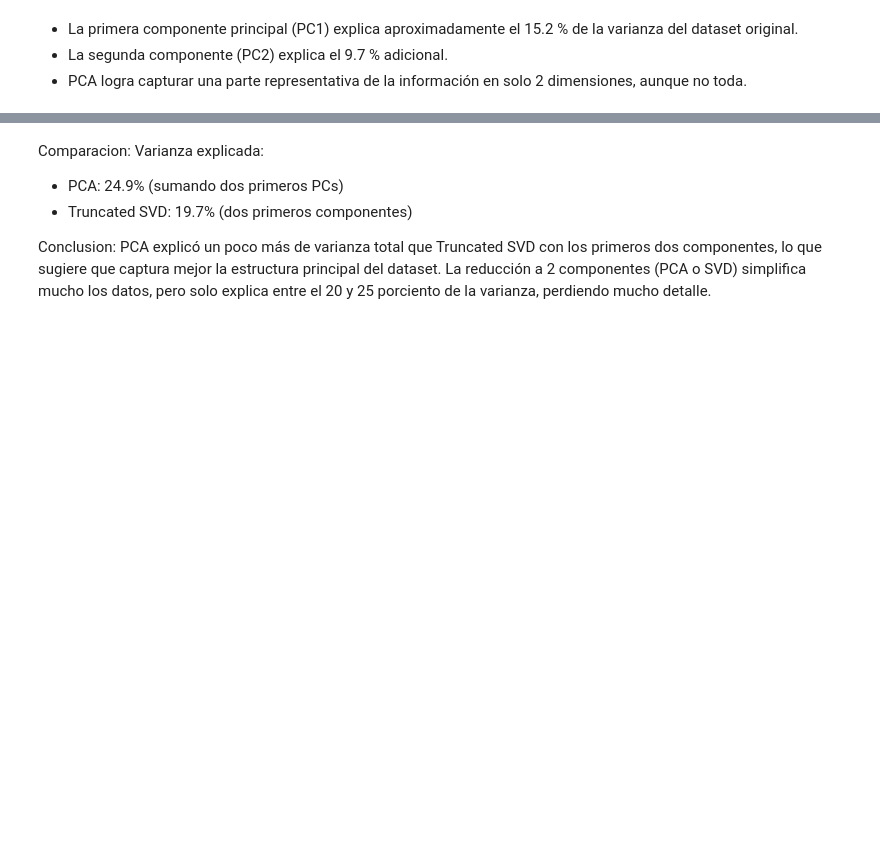
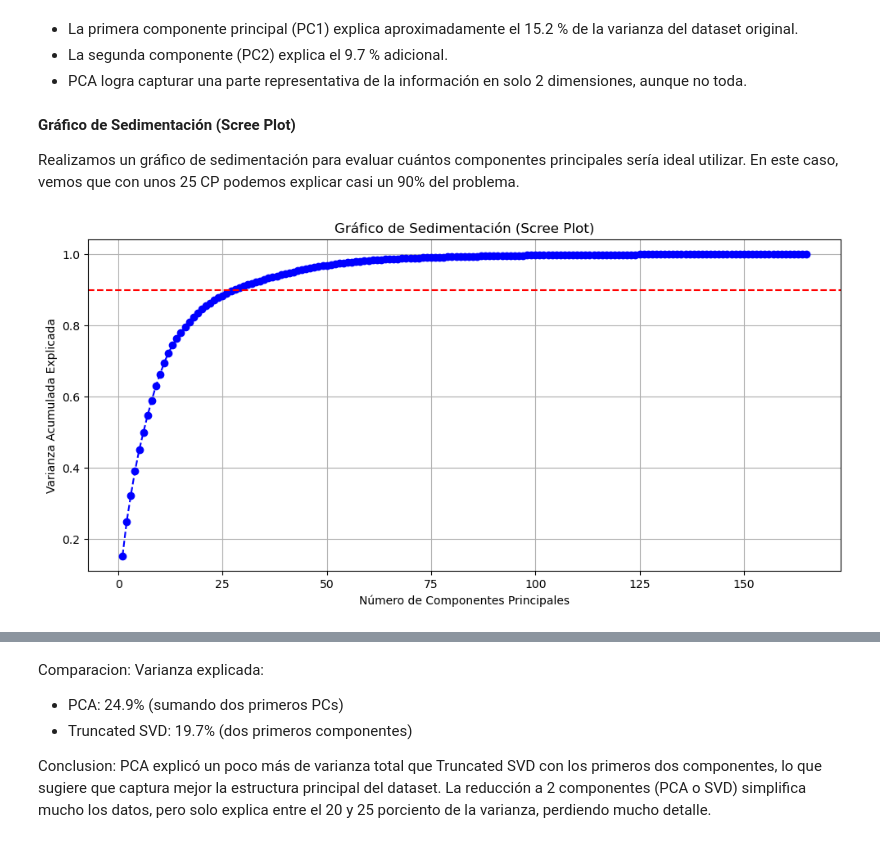
Before and after one commit to DanteMendoza/MIAE_2025_B2_AdD_TP_Grupo_7, a Jupyter notebook: MIAE_2025_B2_AdD_TP_Grupo_7_parte_02.ipynb, the cells around one changed output, grey strips where cells are left out. Cells and saved outputs as stored; diff of their text form; code cells hidden in the pictures; blank space fills up the shorter version.

```diff
--- a/MIAE_2025_B2_AdD_TP_Grupo_7_parte_02.ipynb
+++ b/MIAE_2025_B2_AdD_TP_Grupo_7_parte_02.ipynb
@@ -23,6 +23,6 @@ import seaborn as sns
 # %%
 import pandas as pd
-new_df = pd.read_csv('new_df_procesado.csv')
+new_df = pd.read_csv('Datos/new_df_procesado.csv')
 print("¡Dataset cargado! Filas:", len(new_df))
 # %% [output]
 ¡Dataset cargado! Filas: 234231
@@ -330,6 +332,29 @@ varianza explicada por cada componente: [0.15224075 0.09716499]
 - La primera componente principal (PC1) explica aproximadamente el 15.2 % de la varianza del dataset original.
 - La segunda componente (PC2) explica el 9.7 % adicional.
 - PCA logra capturar una parte representativa de la información en solo 2 dimensiones, aunque no toda.
+# %% [markdown]
+**Gráfico de Sedimentación (Scree Plot)**
+
+Realizamos un gráfico de sedimentación para evaluar cuántos componentes principales sería ideal utilizar. En este caso, vemos que con unos 25 CP podemos explicar casi un 90% del problema.
+# %%
+# Aplicamos PCA sin limitar el número de componentes
+pca_full = PCA()
+pca_full.fit(df_encoded)
+
+# Gráfico de sedimentación
+plt.figure(figsize=(10, 5))
+plt.plot(range(1, len(pca_full.explained_variance_ratio_) + 1),
+         pca_full.explained_variance_ratio_.cumsum(),
+         marker='o', linestyle='--', color='b')
+plt.title('Gráfico de Sedimentación (Scree Plot)')
+plt.xlabel('Número de Componentes Principales')
+plt.ylabel('Varianza Acumulada Explicada')
+plt.grid(True)
+plt.axhline(y=0.9, color='r', linestyle='--', label='90% de varianza')  # línea de referencia del 90%
+plt.tight_layout()
+plt.show()
+# %% [output]
+[figure, added]
 # %%
 from sklearn.decomposition import TruncatedSVD
 import matplotlib.pyplot as plt
```
Also changed, not shown: parts of 9 cells of this notebook, 1 other file.
